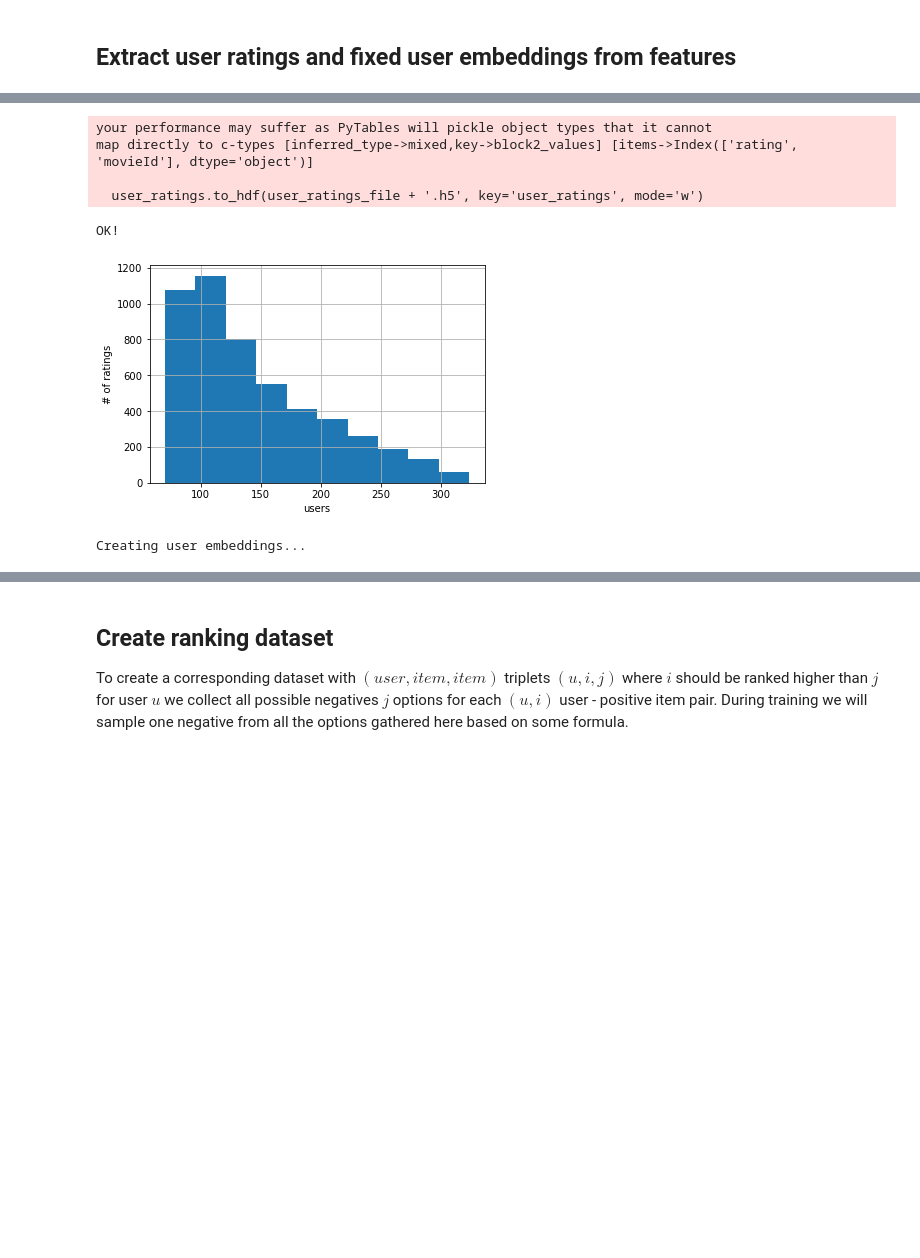
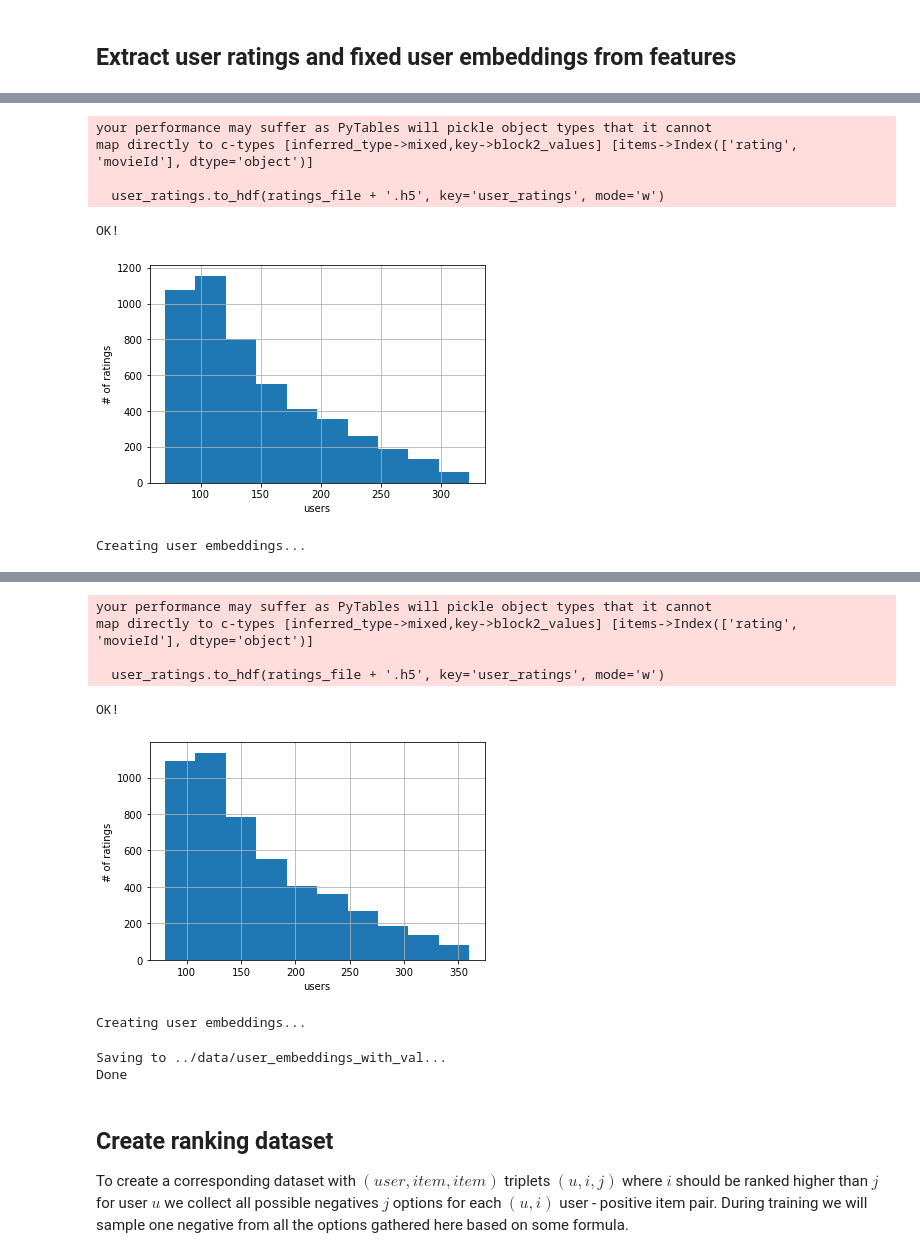
Before and after one commit to michaelbzms/DeepRecommendation, a Jupyter notebook: src/create_dataset.ipynb, the cells around one changed output, grey strips where cells are left out. Cells and saved outputs as stored; diff of their text form; code cells hidden in the pictures; blank space fills up the shorter version.

Commit message:
Optionally include validation ratings on user profiles when evaluating on test set Hopefully this doesn't break anything...

```diff
--- a/src/create_dataset.ipynb
+++ b/src/create_dataset.ipynb
@@ -713,6 +713,9 @@ plt.show()
 [figure]
 # %% [markdown]
 ## Extract user ratings and fixed user embeddings from features
+# %%
+# save combined set as well
+save_set(train.append(val), train_and_val_set_file)
 # %%
 def create_user_embedding(user_ratings: pd.DataFrame, metadata: pd.DataFrame):
     avg_rating = (user_ratings['rating'].mean() + 2.5) / 2      # TODO: move average towards neutral 2.5?
@@ -721,42 +724,45 @@ def create_user_embedding(user_ratings: pd.DataFrame, metadata: pd.DataFrame):
 
 if save_user_ratings:
 
-    # TODO: Which should I use? Train would be an obvious choice but what if we re splitting on users
-    ratings_to_use = train
+    versions = [
+        (train, user_ratings_file, user_embeddings_file),
+        (train.append(val), user_ratings_with_val_file, user_embeddings_with_val_file)
+    ]
 
+    for ratings_to_use, ratings_file, emb_file in versions:
 
-    # IMPORTANT to sort by movieId
-    user_ratings: pd.DataFrame = ratings_to_use.drop('timestamp', axis=1).sort_values(by='movieId').groupby('userId').agg({'rating': list, 'movieId': list})
-    user_ratings['rating'] = user_ratings['rating'].apply(lambda x: np.array(x))
-    user_ratings['movieId'] = user_ratings['movieId'].apply(lambda x: np.array(x))
-    user_ratings['meanRating'] = user_ratings['rating'].apply(lambda x: np.mean(x))
-    user_ratings['numRatings'] = user_ratings['rating'].apply(lambda x: len(x))
+        # IMPORTANT to sort by movieId
+        user_ratings: pd.DataFrame = ratings_to_use.drop('timestamp', axis=1).sort_values(by='movieId').groupby('userId').agg({'rating': list, 'movieId': list})
+        user_ratings['rating'] = user_ratings['rating'].apply(lambda x: np.array(x))
+        user_ratings['movieId'] = user_ratings['movieId'].apply(lambda x: np.array(x))
+        user_ratings['meanRating'] = user_ratings['rating'].apply(lambda x: np.mean(x))
+        user_ratings['numRatings'] = user_ratings['rating'].apply(lambda x: len(x))
 
-    print(user_ratings.shape)
-    print('User ratings:\n', user_ratings)
+        print(user_ratings.shape)
+        print('User ratings:\n', user_ratings)
 
-    print('Saving user ratings from train set only...')
-    user_ratings.to_hdf(user_ratings_file + '.h5', key='user_ratings', mode='w')
-    print('OK!')
+        print(f'Saving user ratings to {ratings_file}...')
+        user_ratings.to_hdf(ratings_file + '.h5', key='user_ratings', mode='w')
+        print('OK!')
 
-    # print(f'Average number of ratings per user (in train set): {user_ratings["rating"].apply(lambda x: len(x)).mean()}')
-    plt.ylabel("# of ratings")
-    plt.xlabel("users")
-    user_ratings["rating"].apply(lambda x: len(x)).hist()
-    plt.show()
+        # plot number of ratings for user profiles
+        plt.ylabel("# of ratings")
+        plt.xlabel("users")
+        user_ratings["rating"].apply(lambda x: len(x)).hist()
+        plt.show()
 
-    if extract_features and create_user_embeddings_too:
-        # create user_embeddings from user ratings once beforehand
-        # Note: This takes a very long time
-        print('Creating user embeddings...')
-        user_embeddings = pd.DataFrame(index=user_ratings.index.unique().copy(), data=np.zeros((len(user_ratings.index.unique()), metadata.shape[1])))
-        for userId, user_ratings in tqdm(user_ratings.groupby('userId'), desc='Creating user embeddings...'):
-            # Note: iloc[0] is needed because of some weird encapsulation idk
-            user_embeddings.at[userId, :] = create_user_embedding(user_ratings.iloc[0], metadata)
+        if extract_features and create_user_embeddings_too:
+            # create user_embeddings from user ratings once beforehand
+            # Note: This takes a very long time
+            print('Creating user embeddings...')
+            user_embeddings = pd.DataFrame(index=user_ratings.index.unique().copy(), data=np.zeros((len(user_ratings.index.unique()), metadata.shape[1])))
+            for userId, user_ratings in tqdm(user_ratings.groupby('userId'), desc='Creating user embeddings...'):
+                # Note: iloc[0] is needed because of some weird encapsulation idk
+                user_embeddings.at[userId, :] = create_user_embedding(user_ratings.iloc[0], metadata)
 
-        print('Saving...')
-        user_embeddings.to_hdf(user_embeddings_file + '.h5', key='user_embeddings', mode='w')
-        print('Done')
+            print(f'Saving to {emb_file}...')
+            user_embeddings.to_hdf(emb_file + '.h5', key='user_embeddings', mode='w')
+            print('Done')
 # %% [output]
 (5000, 4)
 User ratings:
@@ -778,7 +784,7 @@ Saving user ratings from train set only...
 your performance may suffer as PyTables will pickle object types that it cannot
 map directly to c-types [inferred_type->mixed,key->block2_values] [items->Index(['rating', 'movieId'], dtype='object')]
 
-  user_ratings.to_hdf(user_ratings_file + '.h5', key='user_ratings', mode='w')
+  user_ratings.to_hdf(ratings_file + '.h5', key='user_ratings', mode='w')
 OK!
 [figure]
 Creating user embeddings...
@@ -787,3 +808,12 @@ Done
+your performance may suffer as PyTables will pickle object types that it cannot
+map directly to c-types [inferred_type->mixed,key->block2_values] [items->Index(['rating', 'movieId'], dtype='object')]
+
+  user_ratings.to_hdf(ratings_file + '.h5', key='user_ratings', mode='w')
+OK!
+[figure, added]
+Creating user embeddings...
+Saving to ../data/user_embeddings_with_val...
+Done
 # %% [markdown]
 ## Create ranking dataset
 
```
Also changed, not shown: parts of 5 cells of this notebook, 12 other files.
